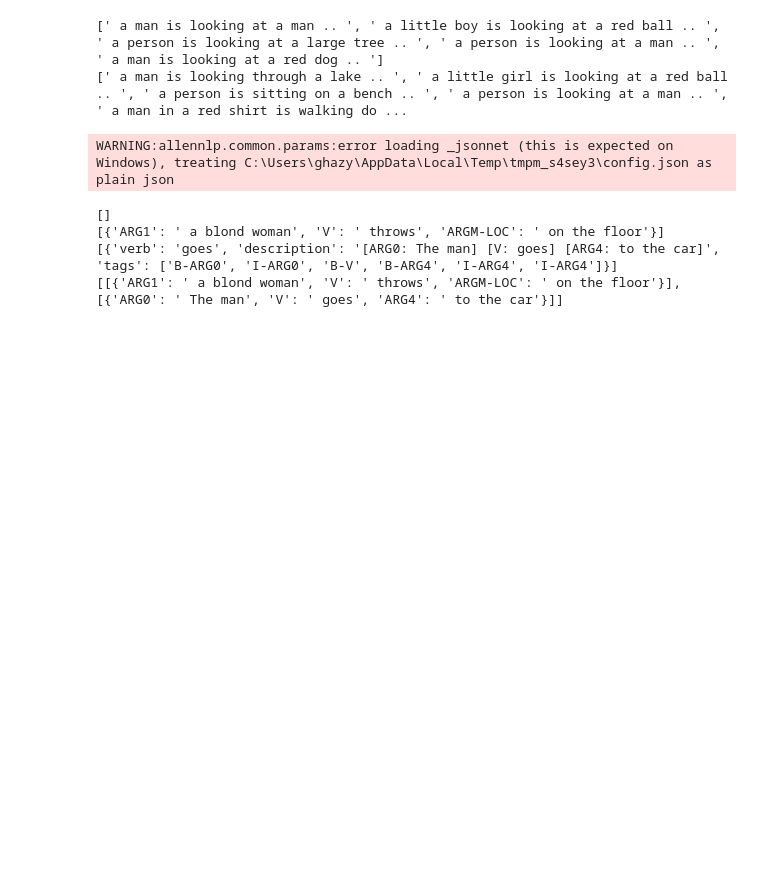
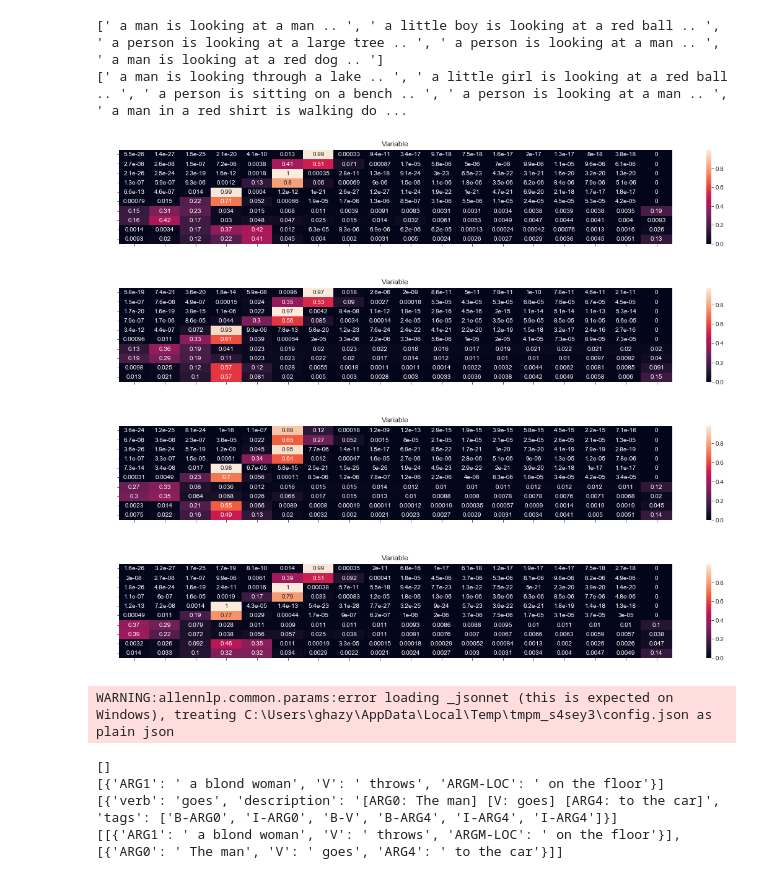
Before and after one commit to ghazi-f/QKVAE, a Jupyter notebook: disentanglement_transformer/Model_Analysis.ipynb, the cells around one changed output. Cells and saved outputs as stored; diff of their text form; code cells hidden in the pictures; blank space fills up the shorter version.

Commit message:
- Added SimplePrioriGraph, Attention viewing, and minimal_encoding

```diff
--- a/disentanglement_transformer/Model_Analysis.ipynb
+++ b/disentanglement_transformer/Model_Analysis.ipynb
@@ -641,6 +641,86 @@ print(alt_text)
 # %% [output]
 [' a man is looking at a man .. ', ' a little boy is looking at a red ball .. ', ' a person is looking at a large tree .. ', ' a person is looking at a man .. ', ' a man is looking at a red dog .. ']
 [' a man is looking through a lake .. ', ' a little girl is looking at a red ball .. ', ' a person is sitting on a bench .. ', ' a person is looking at a man .. ', ' a man in a red shirt is walking do ...
+# %%
+from components.links import CoattentiveTransformerLink, ConditionalCoattentiveTransformerLink
+import seaborn as sns
+import pandas as pd
+import matplotlib.pyplot as plt
+plt.rcParams["figure.figsize"] = (20,6)
+plt.figure(figsize=(20, 2.8))
+%matplotlib inline
+
+def get_attention_weights(sentences, lvs):
+    # Encoding sentences
+    encoded = []
+    lens = []
+    for sen in sentences:
+        sen_enc = [data.vocab.stoi[w] for w in sen.split(' ')]
+        lens.append(min(len(sen_enc), MAX_LEN))
+        if len(sen_enc)>=MAX_LEN:
+            sen_enc = sen_enc[:MAX_LEN]
+        else:
+            sen_enc = sen_enc+[data.vocab.stoi['<pad>']]*(MAX_LEN-len(sen_enc))
+        encoded.append(sen_enc)
+    encoded = torch.Tensor(encoded).to(DEVICE).long()
+    lens = torch.Tensor(lens).to(DEVICE).long()
+    CoattentiveTransformerLink.get_att, ConditionalCoattentiveTransformerLink.get_att = True, True
+    model.infer_bn({'x': encoded}, lens=lens)
+    CoattentiveTransformerLink.get_att, ConditionalCoattentiveTransformerLink.get_att = False, False
+    all_att_weights = []
+    for i in range(len(h_params.n_latents)):
+        trans_mod = model.infer_bn.approximator[model.infer_bn.name_to_v['z{}'.format(i+1)]]
+        all_att_weights.append(trans_mod.att_vals)
+    att_weights = []
+    for lv in lvs:
+        var_att_weights = []
+        lv_layer = sum([lv > sum(h_params.n_latents[:i+1]) for i in range(len(h_params.n_latents))])
+        rank = lv - sum(h_params.n_latents[:lv_layer])
+        for layer_att_vals in all_att_weights[lv_layer]:
+            soft_att_vals = layer_att_vals
+            att_out = torch.cat([soft_att_vals[:, rank, :MAX_LEN], soft_att_vals[:, rank, MAX_LEN:].sum(-1).unsqueeze(-1)]
+                                , -1)
+            if lv_layer==2:
+                att_out[..., -1] *= 0
+            var_att_weights.append(att_out.cpu().detach().numpy())
+        att_weights.append(var_att_weights)
+    return np.transpose(np.array(att_weights), (2, 0, 1, 3))
+
+def display_attention(sentence, att_weights, variables):
+    toked = sentence.split(' ')
+    toked += ['<pad>']*(MAX_LEN-len(toked))+['<latent>']
+    index = []
+    for i in range(len(variables)):
+        for j in range(len(att_weights[i])):
+            index.append(str(variables[i])+'_'+str(j))
+    att_weights = att_weights.reshape(-1, MAX_LEN+1)
+    data = pd.DataFrame(att_weights#[:, :len(toked)].reshape((len(att_weights), len(toked)))
+                        , columns=toked, index=index)
+    plt.figure(figsize=(20, 2.8))
+    ax = plt.axes()
+    g = sns.heatmap(data, annot=True, yticklabels=True, ax=ax)
+    ax.set_title('Variable')
+    for tick in g.get_xticklabels():
+        tick.set_color('white')
+    for tick in g.get_yticklabels():
+        tick.set_color('white')
+    g.set_ylim([0, len(index)])
+    #g.set_xticklabels(data.axes[1], rotation=55, ha="center", labelcolor='white')
+    # g.get_figure()
+    # plt.show()
+
+
+sentences = ['a little man is standing in front of a building', 'a man is standing',
+             "two girls are holding a toy", "There is a boy playing in the street"]
+vars = [10, 30, 33, 35, 43]
+att_w = get_attention_weights(sentences, vars)
+for sen_idx in range(len(sentences)):
+    display_attention(sentences[sen_idx], att_w[sen_idx], vars)
+# %% [output]
+[figure, added]
+[figure, added]
+[figure, added]
+[figure, added]
 # %%
 import spacy
 
```
Also changed, not shown: parts of 1 cell of this notebook, 7 other files.
